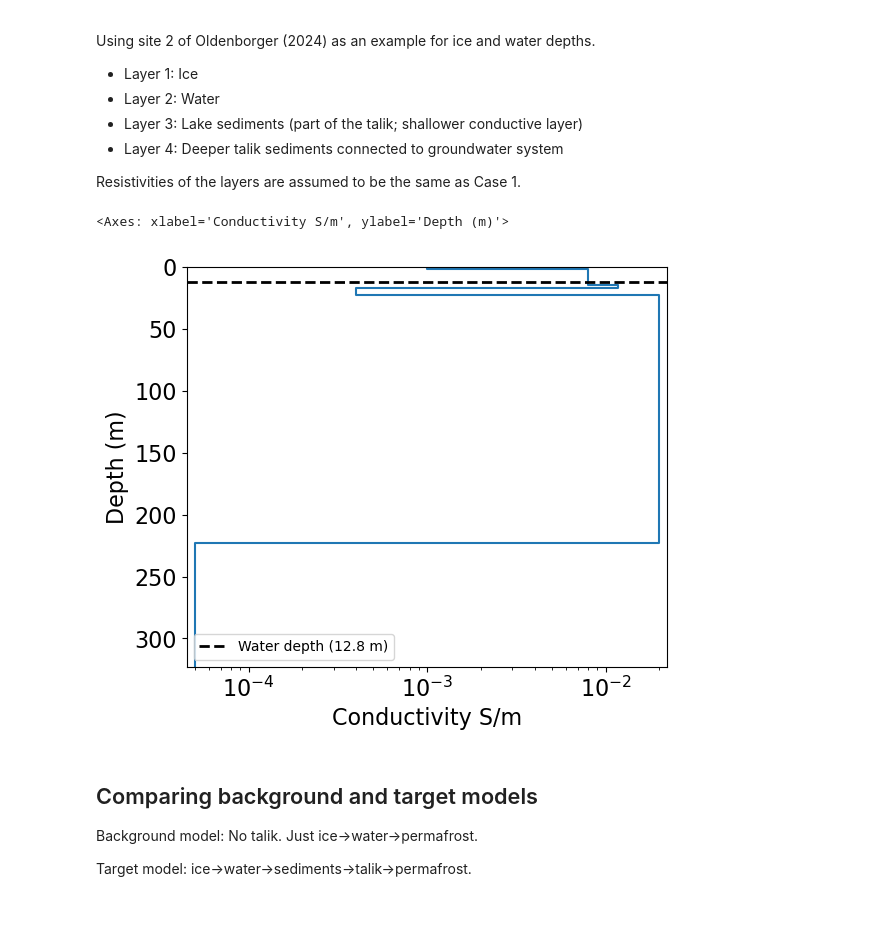
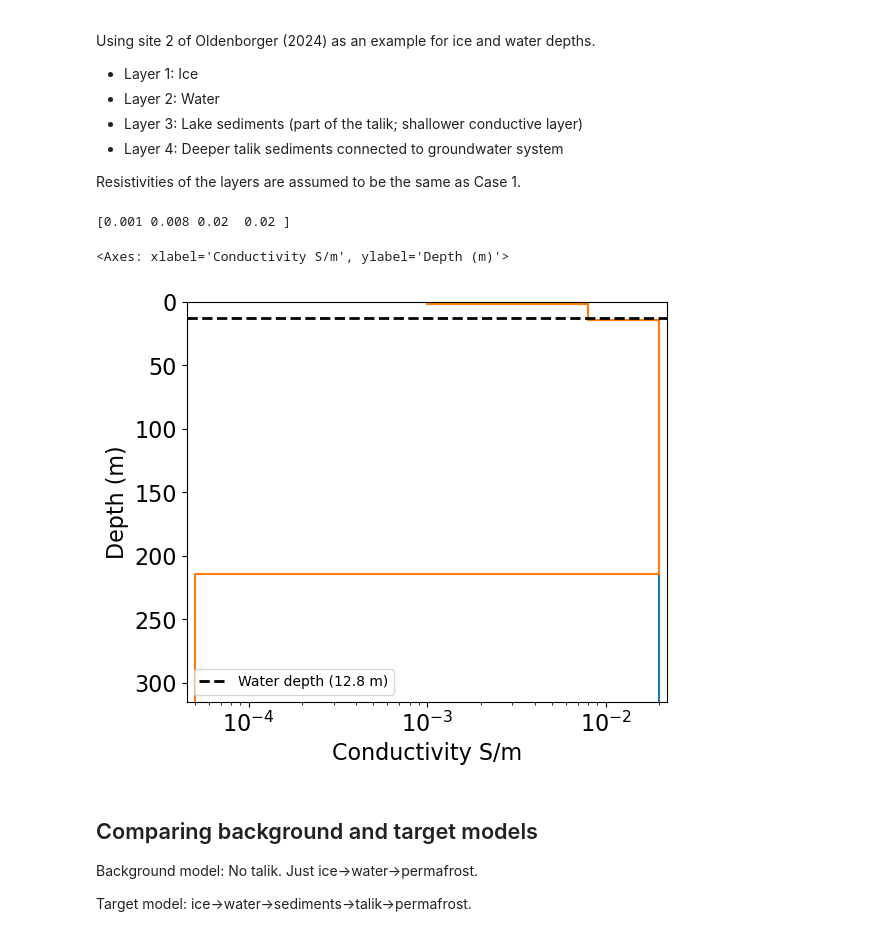
Before and after one commit to Bobslover1511/Technical-Report, a Jupyter notebook: Notebook/fwd_modelling.ipynb, the cells around one changed output. Drawn from its saved outputs; the diff is of its cells as text; code cells hidden in the pictures.

```diff
--- a/Notebook/fwd_modelling.ipynb
+++ b/Notebook/fwd_modelling.ipynb
@@ -103,55 +103,69 @@ Resistivities of the layers are assumed to be the same as Case 1.
 #layer_conductivity = 1e0
 ice_depth=1.8
 water_depth=12.8
-lake_seds_depth=3.0
+#lake_seds_depth=3.0
 talik_seds_depth=200
 
 ice_res=1000
 water_res=125
-lake_seds_res=85
+#lake_seds_res=85
 talik_seds_res=50
 permafrost_res=20000
 
 
 upper_permafrost_depth=5
 upper_permafrost_res=2500
-thicknesses = np.array([ice_depth, water_depth, lake_seds_depth,upper_permafrost_depth, talik_seds_depth]) # Talik separated by permafrost of thickness 5 m
+thicknesses = np.array([ice_depth, water_depth, talik_seds_depth]) # Talik separated by permafrost of thickness 5 m
 n_layer = len(thicknesses) + 1
 
 # physical property models
 #model = background_conductivity * np.ones(n_layer)
-resistivities=np.array([ice_res,water_res,lake_seds_res,upper_permafrost_res,talik_seds_res,permafrost_res]) # Resistivity of permafrost separating talik 2500 ohm.m
+resistivities=np.array([ice_res,water_res, talik_seds_res, talik_seds_res]) # Resistivity of permafrost separating talik 2500 ohm.m
 
 '''
 thicknesses = np.array([ice_depth, water_depth,lake_seds_depth]) # Talik connected to groundwater system (assuming no permafrost)
 n_layer = len(thicknesses) + 1
 
 # physical property models
 #model = background_conductivity * np.ones(n_layer)
 resistivities=np.array([ice_res, water_res, lake_seds_res, talik_seds_res])
 '''
+thick_target=np.array([ice_depth, water_depth, talik_seds_depth])
+n_layer_trgt=len(thick_target)+1
 
+res_target=np.array([ice_res, water_res,talik_seds_res, permafrost_res])
+
+cond_target=1.0/res_target
 conductivities=1.0/resistivities
 
+
+
 model=conductivities
+model2=cond_target
 #model[1] = layer_conductivity
 
 # Define a mapping for conductivities
-model_mapping = maps.IdentityMap(nP=n_layer)
+
+model_mapping = maps.IdentityMap(nP=len(thicknesses)+1)
 
 # Plot conductivity model
 thicknesses_for_plotting = np.r_[thicknesses, 100.0]
+thickness_target_plot=np.r_[thick_target, 100.0]
+conductivity_model=conductivities.copy()
+print(conductivity_model)
 
 fig = plt.figure(figsize=(6, 5))
 ax = fig.add_axes([0.15, 0.15, 0.8, 0.8])
 plot_1d_layer_model(thicknesses_for_plotting, model, ax=ax, show_layers=False)
+plot_1d_layer_model(thickness_target_plot, model2, ax=ax, show_layers=False)
 line=ax.axhline(water_depth, linestyle='--', color='k', linewidth=2, label='Water depth (12.8 m)')
 plt.legend(fontsize=10)
 ax.set_xlabel("Conductivity S/m")
 plt.gca()
 # %% [output]
-<Axes: xlabel='Conductivity S/m', ylabel='Depth (m)'>
+[0.001 0.008 0.02  0.02 ]
+<Axes: xlabel='Conductivity S/m', ylabel='Depth (m)'>
-[figure, old version]
+[figure, new version]
 # %% [markdown]
 ## Comparing background and target models
 
```
Also changed, not shown: parts of 15 cells of this notebook.
